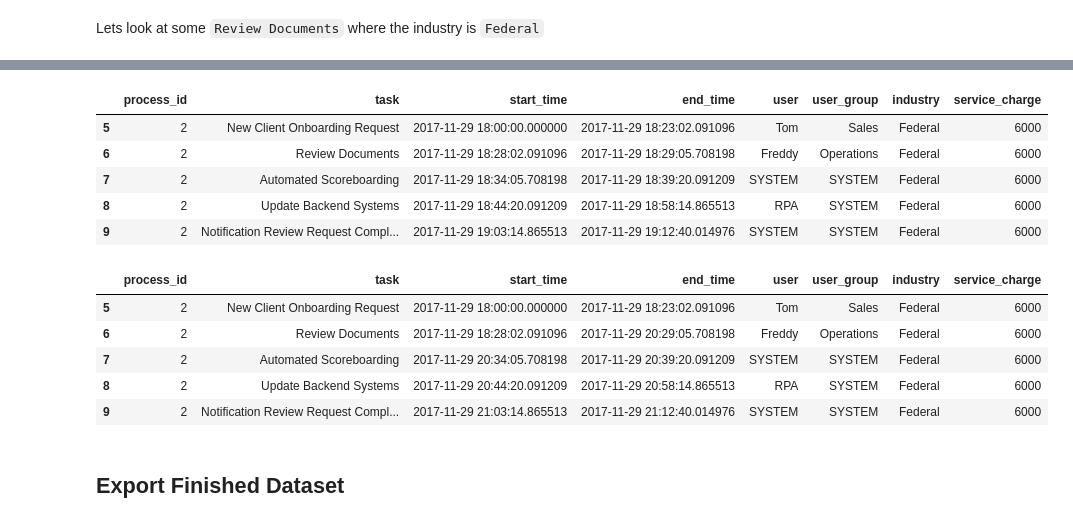
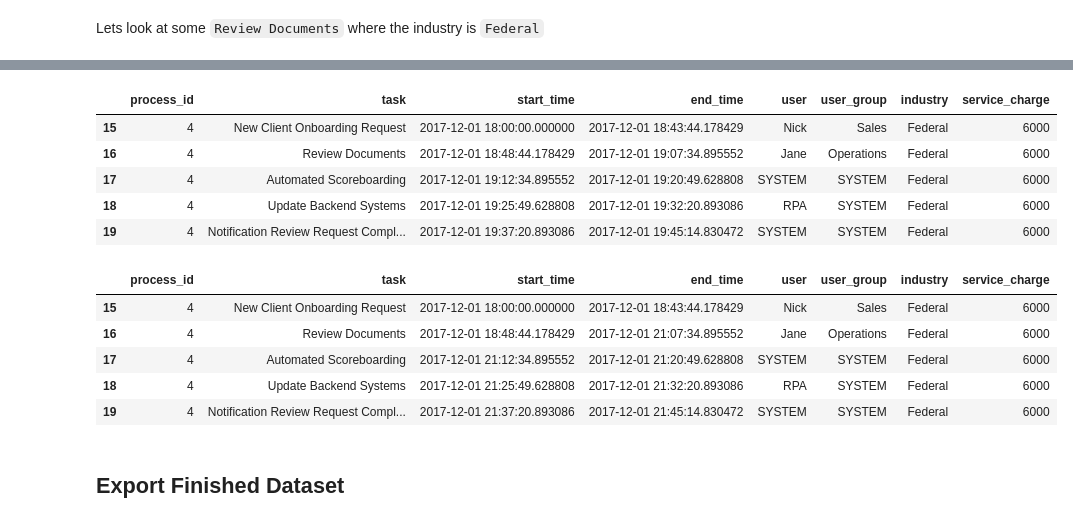
Before and after one commit to gerry-baird/pm-data-gen, a Jupyter notebook: data_gen.ipynb, the cells around one changed output, grey strips where cells are left out. Cells and saved outputs as stored; diff of their text form; code cells hidden in the pictures.

```diff
--- a/data_gen.ipynb
+++ b/data_gen.ipynb
@@ -534,23 +530,23 @@ story_df[filter].head(2)
 # %%
-story_df[story_df['process_id'] == 2]
+story_df[story_df['process_id'] == 4]
 # %% [output]
 |  | process_id | task | start_time | end_time | user | user_group | industry | service_charge |
-| 5 | 2 | New Client Onboarding Request | 2017-11-29 18:00:00.000000 | 2017-11-29 18:23:02.091096 | Tom | Sales | Federal | 6000 |
-| 6 | 2 | Review Documents | 2017-11-29 18:28:02.091096 | 2017-11-29 18:29:05.708198 | Freddy | Operations | Federal | 6000 |
-| 7 | 2 | Automated Scoreboarding | 2017-11-29 18:34:05.708198 | 2017-11-29 18:39:20.091209 | SYSTEM | SYSTEM | Federal | 6000 |
-| 8 | 2 | Update Backend Systems | 2017-11-29 18:44:20.091209 | 2017-11-29 18:58:14.865513 | RPA | SYSTEM | Federal | 6000 |
-| 9 | 2 | Notification Review Request Compl... | 2017-11-29 19:03:14.865513 | 2017-11-29 19:12:40.014976 | SYSTEM | SYSTEM | Federal | 6000 |
+| 15 | 4 | New Client Onboarding Request | 2017-12-01 18:00:00.000000 | 2017-12-01 18:43:44.178429 | Nick | Sales | Federal | 6000 |
+| 16 | 4 | Review Documents | 2017-12-01 18:48:44.178429 | 2017-12-01 19:07:34.895552 | Jane | Operations | Federal | 6000 |
+| 17 | 4 | Automated Scoreboarding | 2017-12-01 19:12:34.895552 | 2017-12-01 19:20:49.628808 | SYSTEM | SYSTEM | Federal | 6000 |
+| 18 | 4 | Update Backend Systems | 2017-12-01 19:25:49.628808 | 2017-12-01 19:32:20.893086 | RPA | SYSTEM | Federal | 6000 |
+| 19 | 4 | Notification Review Request Compl... | 2017-12-01 19:37:20.893086 | 2017-12-01 19:45:14.830472 | SYSTEM | SYSTEM | Federal | 6000 |
 # %%
 story_df = increaseDuration(story_df, 'industry','Federal', 'Review Documents', 2)
 # %%
-story_df[story_df['process_id'] == 2]
+story_df[story_df['process_id'] == 4]
 # %% [output]
 |  | process_id | task | start_time | end_time | user | user_group | industry | service_charge |
-| 5 | 2 | New Client Onboarding Request | 2017-11-29 18:00:00.000000 | 2017-11-29 18:23:02.091096 | Tom | Sales | Federal | 6000 |
-| 6 | 2 | Review Documents | 2017-11-29 18:28:02.091096 | 2017-11-29 20:29:05.708198 | Freddy | Operations | Federal | 6000 |
-| 7 | 2 | Automated Scoreboarding | 2017-11-29 20:34:05.708198 | 2017-11-29 20:39:20.091209 | SYSTEM | SYSTEM | Federal | 6000 |
-| 8 | 2 | Update Backend Systems | 2017-11-29 20:44:20.091209 | 2017-11-29 20:58:14.865513 | RPA | SYSTEM | Federal | 6000 |
-| 9 | 2 | Notification Review Request Compl... | 2017-11-29 21:03:14.865513 | 2017-11-29 21:12:40.014976 | SYSTEM | SYSTEM | Federal | 6000 |
+| 15 | 4 | New Client Onboarding Request | 2017-12-01 18:00:00.000000 | 2017-12-01 18:43:44.178429 | Nick | Sales | Federal | 6000 |
+| 16 | 4 | Review Documents | 2017-12-01 18:48:44.178429 | 2017-12-01 21:07:34.895552 | Jane | Operations | Federal | 6000 |
+| 17 | 4 | Automated Scoreboarding | 2017-12-01 21:12:34.895552 | 2017-12-01 21:20:49.628808 | SYSTEM | SYSTEM | Federal | 6000 |
+| 18 | 4 | Update Backend Systems | 2017-12-01 21:25:49.628808 | 2017-12-01 21:32:20.893086 | RPA | SYSTEM | Federal | 6000 |
+| 19 | 4 | Notification Review Request Compl... | 2017-12-01 21:37:20.893086 | 2017-12-01 21:45:14.830472 | SYSTEM | SYSTEM | Federal | 6000 |
 # %% [markdown]
 ## Export Finished Dataset
 # %%
```
Also changed, not shown: parts of 17 cells of this notebook, 1 other file.
